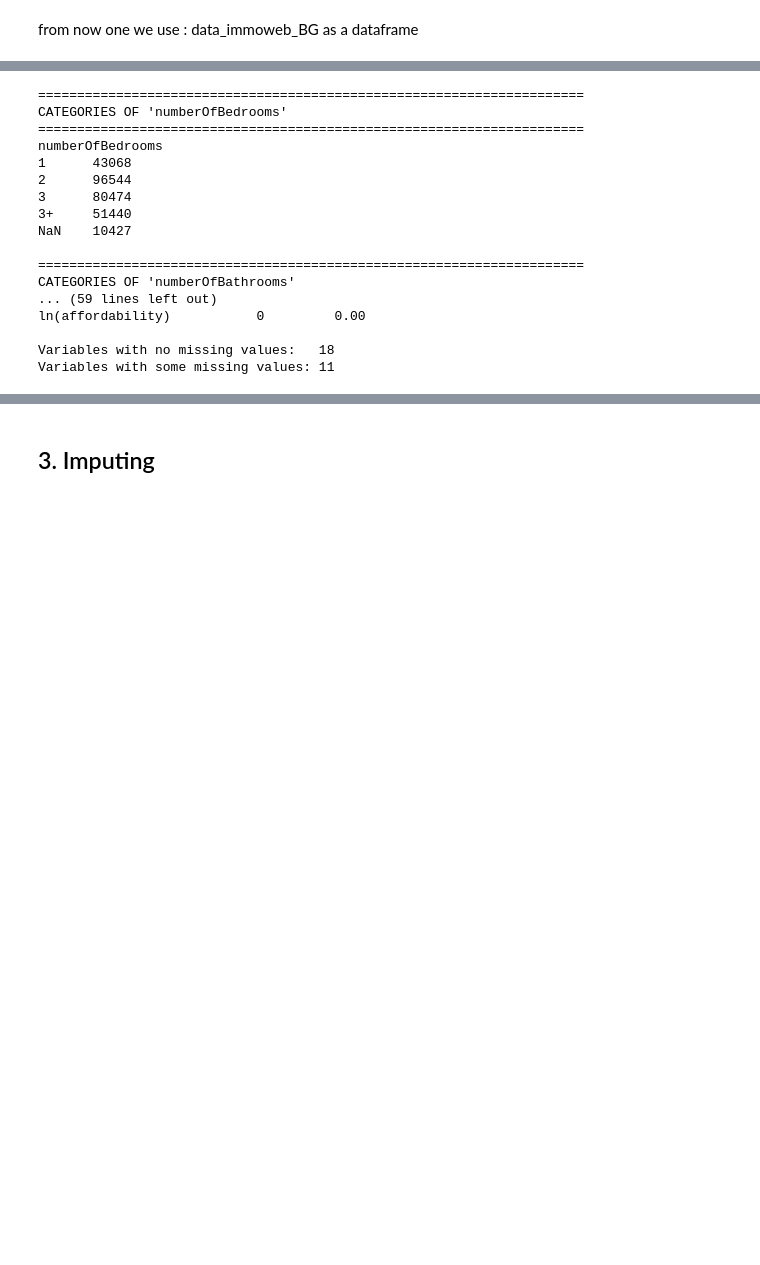
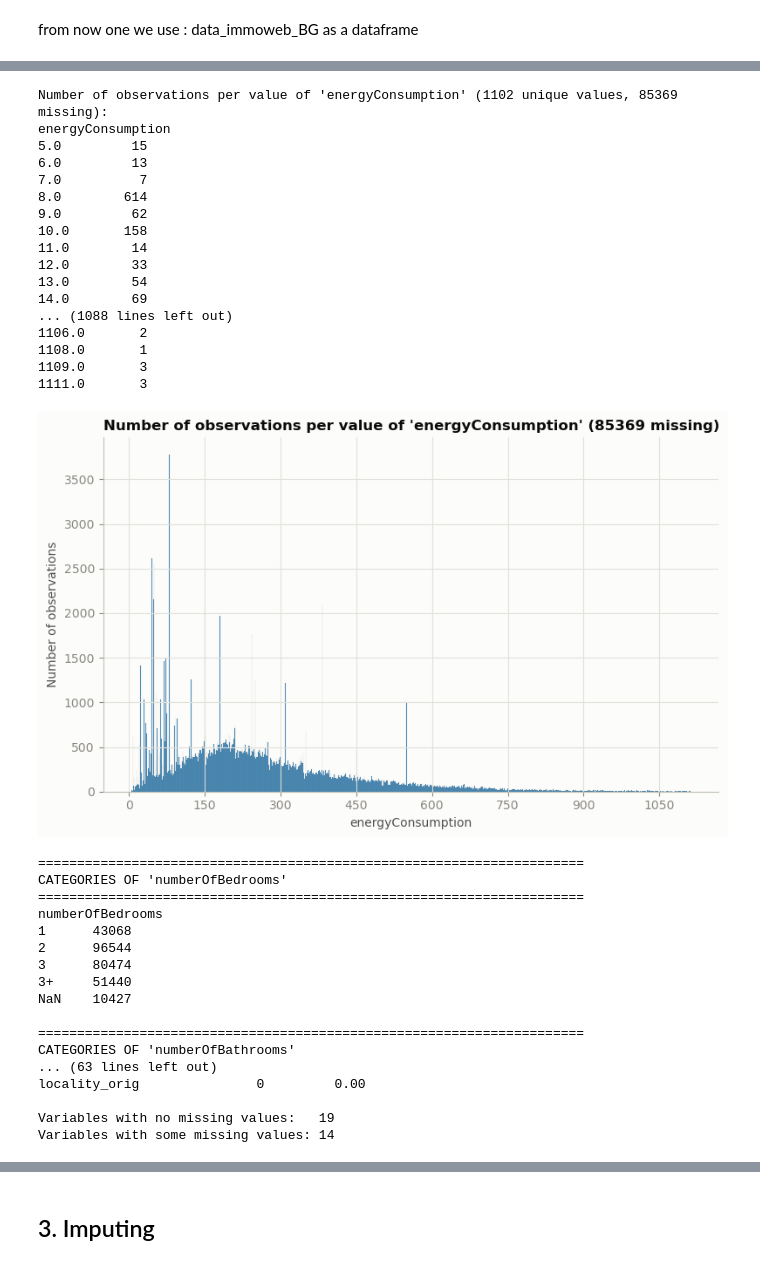
Before and after one commit to fedramoeykens/MBF_assignments, a Jupyter notebook: data_science_assignment2.ipynb, the cells around one changed output, grey strips where cells are left out. Drawn from its saved outputs; the diff is of its cells as text; code cells hidden in the pictures; blank space fills up the shorter version.

```diff
--- a/data_science_assignment2.ipynb
+++ b/data_science_assignment2.ipynb
@@ -583,7 +575,7 @@ little added value.
 
 # Candidate variables: count variables with many unique values (e.g. the number
 # of bedrooms) and the construction year.
-candidate_vars = ["numberOfBedrooms", "numberOfBathrooms", "buildYear"]
+candidate_vars = ["numberOfBedrooms", "numberOfBathrooms", "buildYear", "energyConsumption"]
 
 for var in candidate_vars:
     # Convert to a regular float Series and drop the missing values for the plot
@@ -629,6 +621,9 @@ category_definitions = {
     # counted towards ">1980".
     "buildYear": {"bins": [-np.inf, 1979, 2010, np.inf],
                   "labels": ["<1980", ">1980", ">2010"]},
+
+
+
 }
 
 for var, definition in category_definitions.items():
@@ -689,47 +684,65 @@ numberOfBedrooms
 6     4577
 7     1251
 [figure]
 Number of observations per value of 'numberOfBathrooms' (6 unique values, 30431 missing):
 numberOfBathrooms
 0      4170
 1    153755
 2     69097
 3     15093
 4      8377
 5      1030
 [figure]
 Number of observations per value of 'buildYear' (258 unique values, 46750 missing):
 buildYear
 1700       9
 1706       1
 1707       6
 1720       1
 1723       1
 1726      10
 1734       6
 1735       1
 1743       2
 1750      13
 ... (244 lines left out)
 2025    6513
 2026    3552
 2027     392
 2028      19
 [figure]
-======================================================================
-CATEGORIES OF 'numberOfBedrooms'
-======================================================================
-numberOfBedrooms
-1      43068
-2      96544
-3      80474
-3+     51440
-NaN    10427
-
-======================================================================
-CATEGORIES OF 'numberOfBathrooms'
-... (59 lines left out)
-ln(affordability)           0         0.00
-
-Variables with no missing values:   18
-Variables with some missing values: 11
+Number of observations per value of 'energyConsumption' (1102 unique values, 85369 missing):
+energyConsumption
+5.0         15
+6.0         13
+7.0          7
+8.0        614
+9.0         62
+10.0       158
+11.0        14
+12.0        33
+13.0        54
+14.0        69
+... (1088 lines left out)
+1106.0       2
+1108.0       1
+1109.0       3
+1111.0       3
+[figure, added]
+======================================================================
+CATEGORIES OF 'numberOfBedrooms'
+======================================================================
+numberOfBedrooms
+1      43068
+2      96544
+3      80474
+3+     51440
+NaN    10427
+
+======================================================================
+CATEGORIES OF 'numberOfBathrooms'
+... (63 lines left out)
+locality_orig               0         0.00
+
+Variables with no missing values:   19
+Variables with some missing values: 14
```
Also changed, not shown: parts of 14 cells of this notebook.
